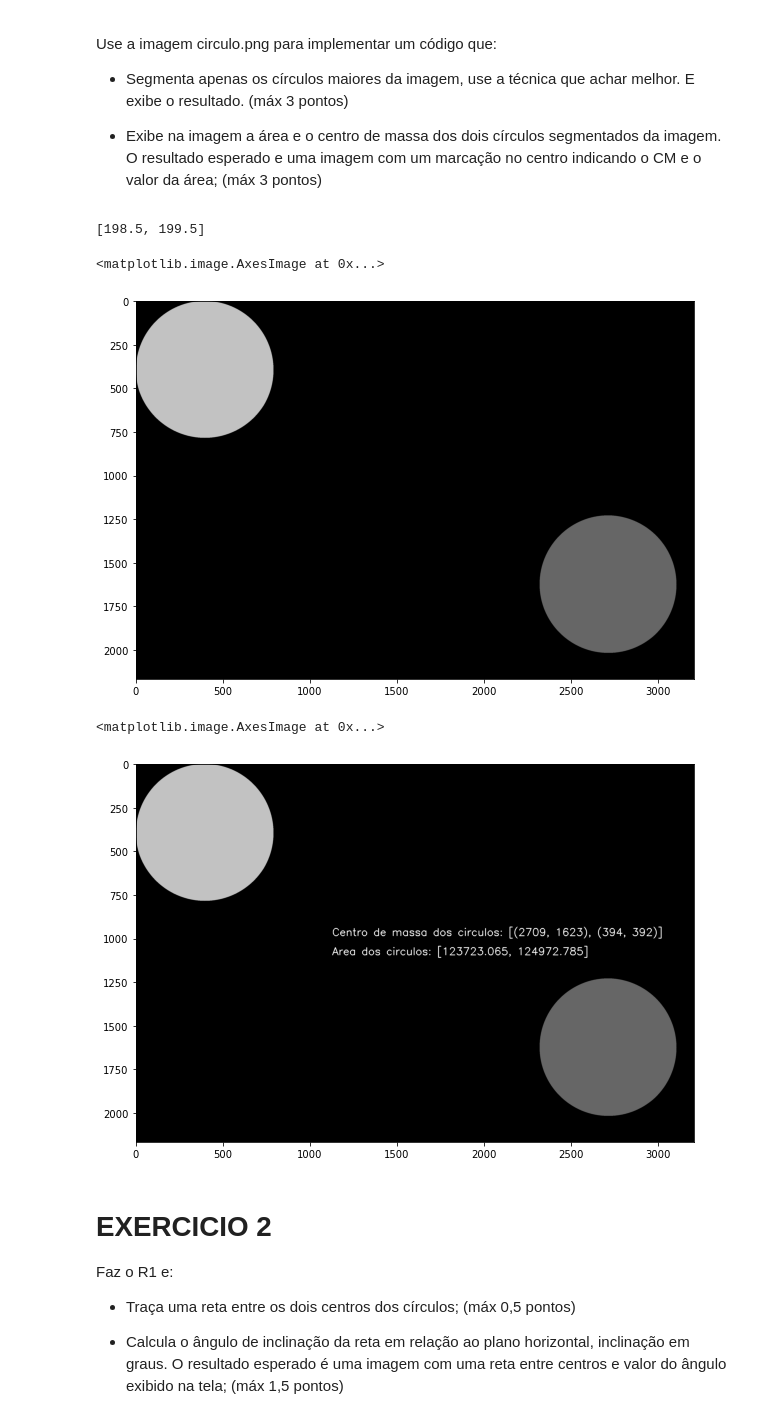
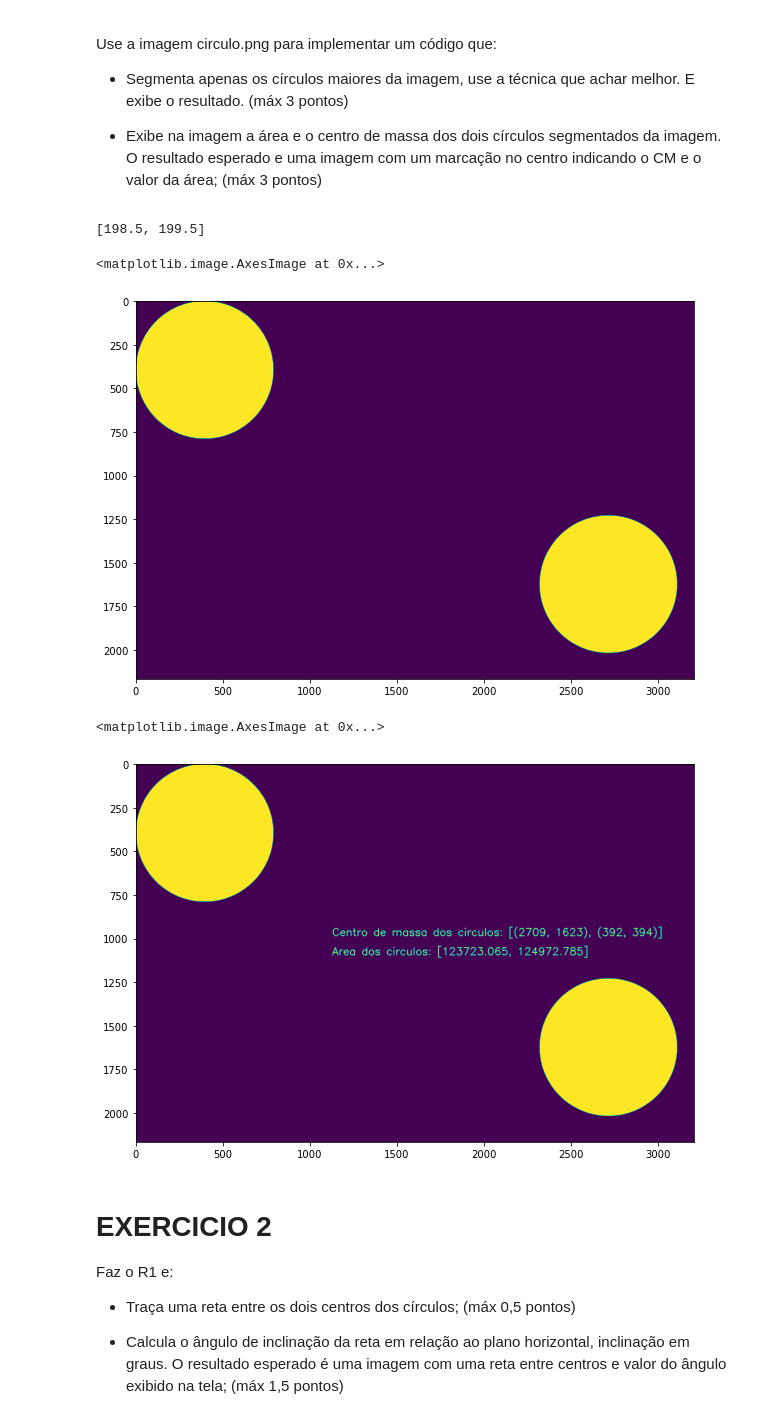
Before and after one commit to GabrielBoro/nac-ai-engineering, a Jupyter notebook: nac.ipynb, the cells around one changed output. Cells and saved outputs as stored; diff of their text form; code cells hidden in the pictures.

```diff
--- a/nac.ipynb
+++ b/nac.ipynb
@@ -7,40 +7,51 @@ Use a imagem circulo.png para implementar um código que:
 # %%
 import cv2 as cv
 from matplotlib import pyplot as plt
 import numpy as np
 
-img = cv.imread('circulo.png',0)
-img = cv.medianBlur(img,5)
-cimg = cv.cvtColor(img,cv.COLOR_GRAY2BGR)
+img = cv.imread('circulo.png')
+cimg = cv.cvtColor(img,cv.COLOR_BGR2HSV)
 
-circles = cv.HoughCircles(img,cv.HOUGH_GRADIENT,dp=10,minDist=400,param1=400,param2=600,minRadius=350,maxRadius=450)
+min_red_hsv = np.array([0,50,50])
+max_red_hsv = np.array([10,250,222])
+
+redImage = cv.inRange(cimg,min_red_hsv,max_red_hsv)
+
+min_cyan_hsv = np.array([85,100,100])
+max_cyan_hsv = np.array([86,255,255])
+
+cyanImage = cv.inRange(cimg,min_cyan_hsv,max_cyan_hsv)
+finalImage = cv.bitwise_or(redImage,cyanImage)
+
+
+circles = cv.HoughCircles(finalImage,cv.HOUGH_GRADIENT,dp=10,minDist=400,param1=400,param2=600,minRadius=350,maxRadius=450)
 
 circles = np.uint16(np.around(circles))
 mask = np.zeros(cimg.shape[:2],dtype="uint8")
 raio = []
 
 for i in circles[0,:]:
     cv.circle(mask,(i[0],i[1]),i[2],(255,255,255),-1)
     raio.append(i[2]/2)
 
 print(raio)
 cimg = cv.bitwise_and(cimg,cimg,mask=mask)
 gray = cv.cvtColor(cimg, cv.COLOR_BGR2GRAY)
 gray = cv.blur(gray, (2,2))
 
 plt.figure(figsize = (10,10))
-plt.imshow(cimg)
+plt.imshow(finalImage)
 # %% [output]
 [198.5, 199.5]
 <matplotlib.image.AxesImage at 0x...>
-[figure, old version]
+[figure, new version]
 # %%
 contornos, _ = cv.findContours(gray, cv.RETR_TREE, cv.CHAIN_APPROX_SIMPLE)
-
 centres = []
 for i in range(len(contornos)):
   moments = cv.moments(contornos[i])
-  centres.append((int(moments['m10']/moments['m00']), int(moments['m01']/moments['m00'])))
+  if moments['m10'] and moments['m00']:
+    centres.append((int(moments['m10']/moments['m00']), int(moments['m01']/moments['m00'])))
 
 # setup text
 font = cv.FONT_HERSHEY_SIMPLEX
@@ -57,10 +68,10 @@ areaTexto = f'Area dos circulos: {area}'
 textsize = cv.getTextSize(centro, font, 1, 2)[0]
 
 # get coords based on boundary
-textX = int((cimg.shape[1] - textsize[0]) / 2)
-textY = int((cimg.shape[0] + textsize[1]) / 2)
+textX = int((finalImage.shape[1] - textsize[0]) / 2)
+textY = int((finalImage.shape[0] + textsize[1]) / 2)
 
-cimg2 = cimg.copy()
+cimg2 = finalImage.copy()
 
 cv.putText(cimg2, centro, (textX, (textY-(5*textsize[1]))), font, 2, (255, 255, 255), 4)
 cv.putText(cimg2, areaTexto, (textX, textY), font, 2, (255, 255, 255), 4)
@@ -69,7 +80,7 @@ plt.figure(figsize = (10,10))
 plt.imshow(cimg2)
 # %% [output]
 <matplotlib.image.AxesImage at 0x...>
-[figure, old version]
+[figure, new version]
 # %% [markdown]
 # EXERCICIO 2
 Faz o R1 e:
```
Also changed, not shown: parts of 1 cell of this notebook, 6 other files.
